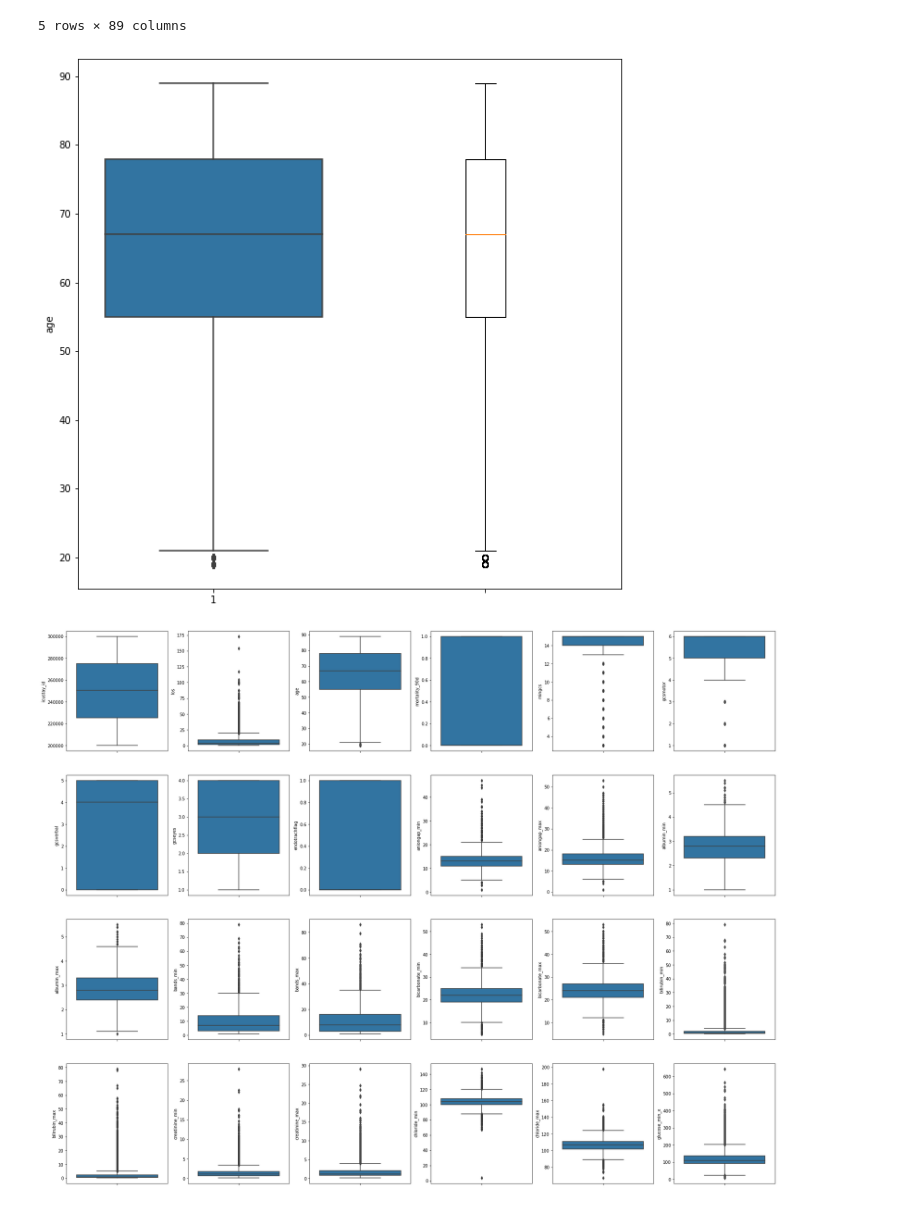
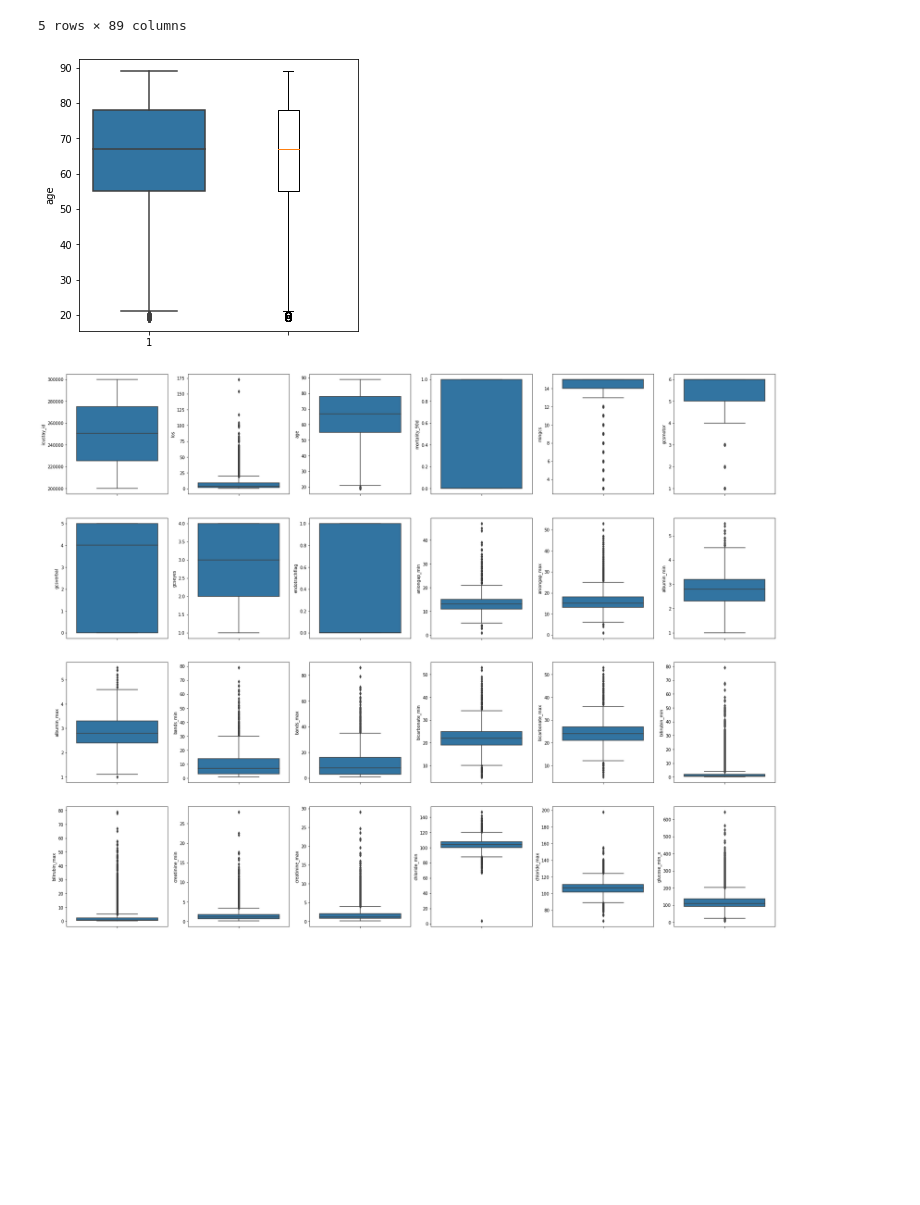
Before and after one commit to holiday01/mimic-iii-ntuh-tutorial, a Jupyter notebook: 視覺化.ipynb, the cells around one changed output. Saved outputs shown, nothing was run; the diff lists cells and outputs as text; code cells hidden in the pictures; blank space fills up the shorter version.

```diff
--- a/視覺化.ipynb
+++ b/視覺化.ipynb
@@ -233,12 +301,12 @@ All_num.head()
 | 4 | 266076 | 13.8661 | 58 | 0 | 15.0 | 6.0 | 5.0 | 4.0 | 0.0 | ... |
 5 rows × 89 columns
 # %%
-fig = plt.figure(figsize=(10,10))
+fig = plt.figure(figsize=(5,5))
 sns.boxplot(y="age", data=All_num)
 plt.boxplot(All_num.age)
 plt.show()
 # %% [output]
-[figure, old version]
+[figure, new version]
 # %%
 fig = plt.figure(figsize=(30,24))
 
```
Also changed, not shown: parts of 20 cells of this notebook, 2 other files.
